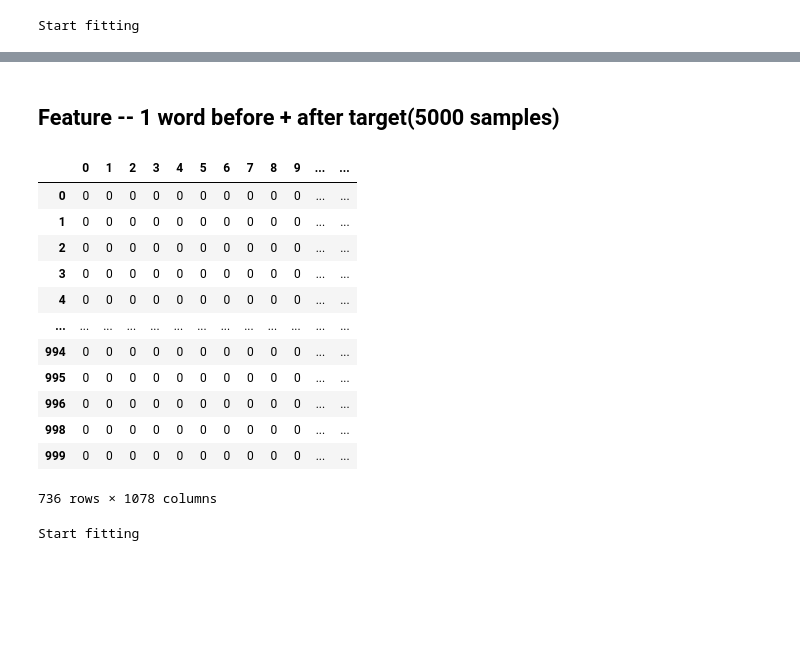
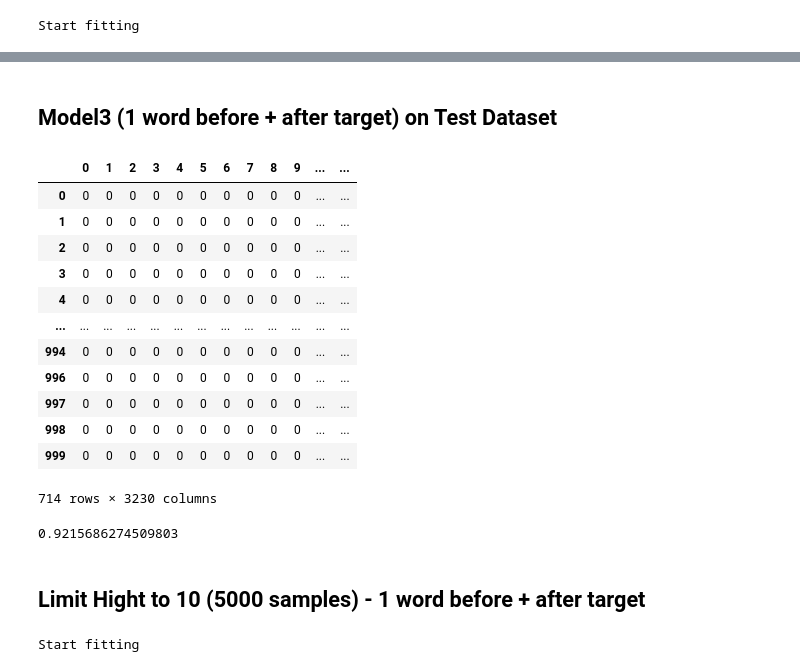
Before and after one commit to happykygo/NLP-DT-WordPredict, a Jupyter notebook: 1previousWord.ipynb, the cells around one changed output, grey strips where cells are left out. Drawn from its saved outputs; the diff is of its cells as text; code cells hidden in the pictures; blank space fills up the shorter version.

```diff
--- a/1previousWord.ipynb
+++ b/1previousWord.ipynb
@@ -108,5 +104,5 @@ acc
 # %%
-X, y, vocabs_oh = ut.create_dataset("hw1_dataset/hw1.train_mid.col", 1, 'before')
+X, y, vocabs_oh = ut.create_dataset("hw1_dataset/hw1.train_mid_rnd.col", 1)
 X
 # %% [output]
 |  | 0 | 1 | 2 | 3 | 4 | 5 | 6 | 7 | 8 | 9 | ... | ... |
@@ -153,20 +149,28 @@ acc
 # %% [markdown]
-## Feature -- 1 word before + after target(5000 samples)
+## Model3 (1 word before + after target) on Test Dataset
 # %%
-X, y, vocabs_oh = ut.create_dataset("hw1_dataset/hw1.train_mini.col", 1)
-X
+X_test, y_test, _ = ut.create_dataset("hw1_dataset/hw1.test.col", 1, 'both', vocabs_oh)
+X_test
 # %% [output]
 |  | 0 | 1 | 2 | 3 | 4 | 5 | 6 | 7 | 8 | 9 | ... | ... |
 | 0 | 0 | 0 | 0 | 0 | 0 | 0 | 0 | 0 | 0 | 0 | ... | ... |
 | 1 | 0 | 0 | 0 | 0 | 0 | 0 | 0 | 0 | 0 | 0 | ... | ... |
 | 2 | 0 | 0 | 0 | 0 | 0 | 0 | 0 | 0 | 0 | 0 | ... | ... |
 | 3 | 0 | 0 | 0 | 0 | 0 | 0 | 0 | 0 | 0 | 0 | ... | ... |
 | 4 | 0 | 0 | 0 | 0 | 0 | 0 | 0 | 0 | 0 | 0 | ... | ... |
 | ... | ... | ... | ... | ... | ... | ... | ... | ... | ... | ... | ... | ... |
 | 994 | 0 | 0 | 0 | 0 | 0 | 0 | 0 | 0 | 0 | 0 | ... | ... |
-| 995 | 0 | 0 | 0 | 0 | 0 | 0 | 0 | 0 | 0 | 0 | ... | ... |
 | 996 | 0 | 0 | 0 | 0 | 0 | 0 | 0 | 0 | 0 | 0 | ... | ... |
+| 997 | 0 | 0 | 0 | 0 | 0 | 0 | 0 | 0 | 0 | 0 | ... | ... |
 | 998 | 0 | 0 | 0 | 0 | 0 | 0 | 0 | 0 | 0 | 0 | ... | ... |
 | 999 | 0 | 0 | 0 | 0 | 0 | 0 | 0 | 0 | 0 | 0 | ... | ... |
-736 rows × 1078 columns
+714 rows × 3230 columns
+# %%
+y_test_pred = model3.predict(X_test)
+acc = accuracy_score(y_test, y_test_pred)
+acc
+# %% [output]
+0.9215686274509803
+# %% [markdown]
+## Limit Hight to 10 (5000 samples) - 1 word before + after target
 # %%
```
Also changed, not shown: parts of 30 cells of this notebook, 1 other file.
